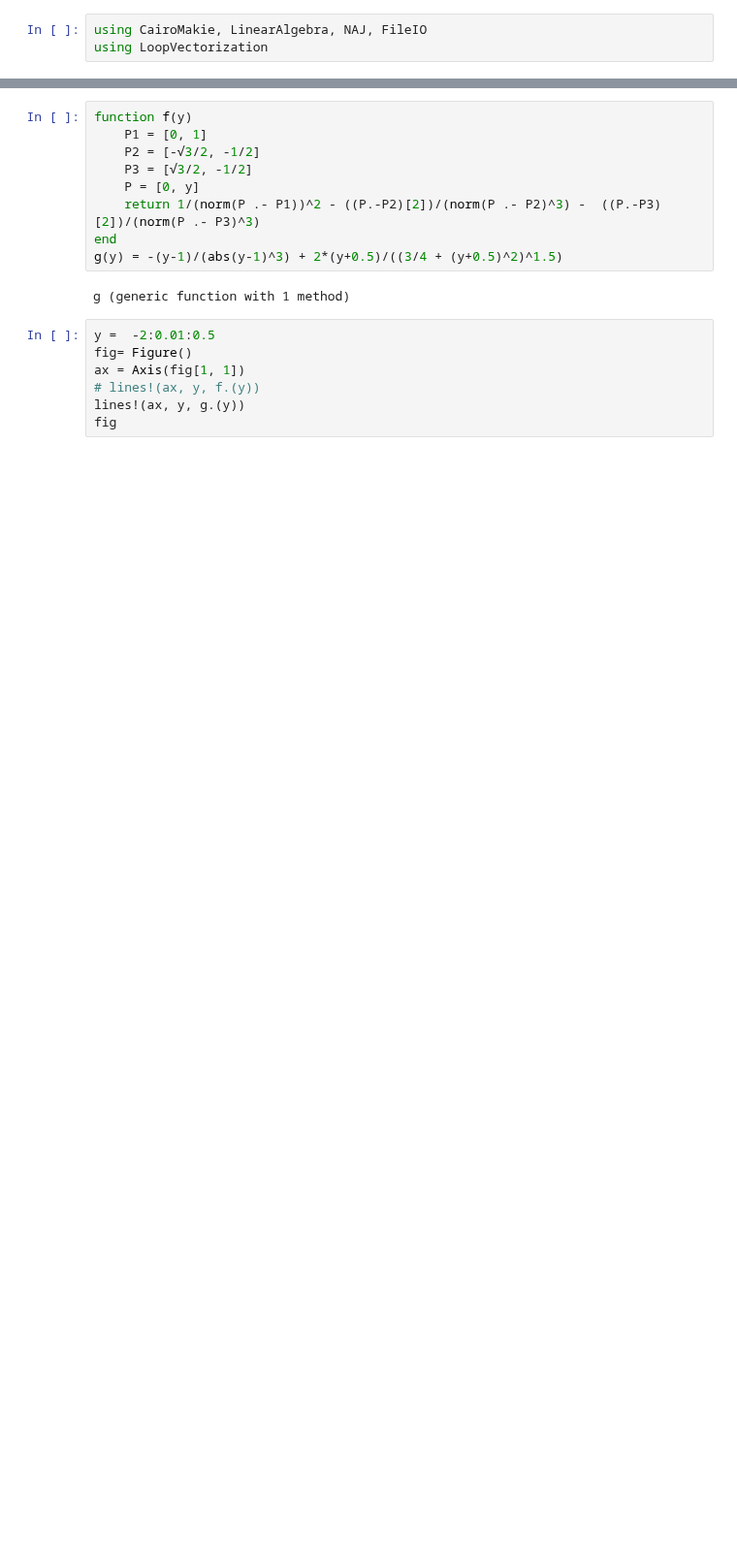
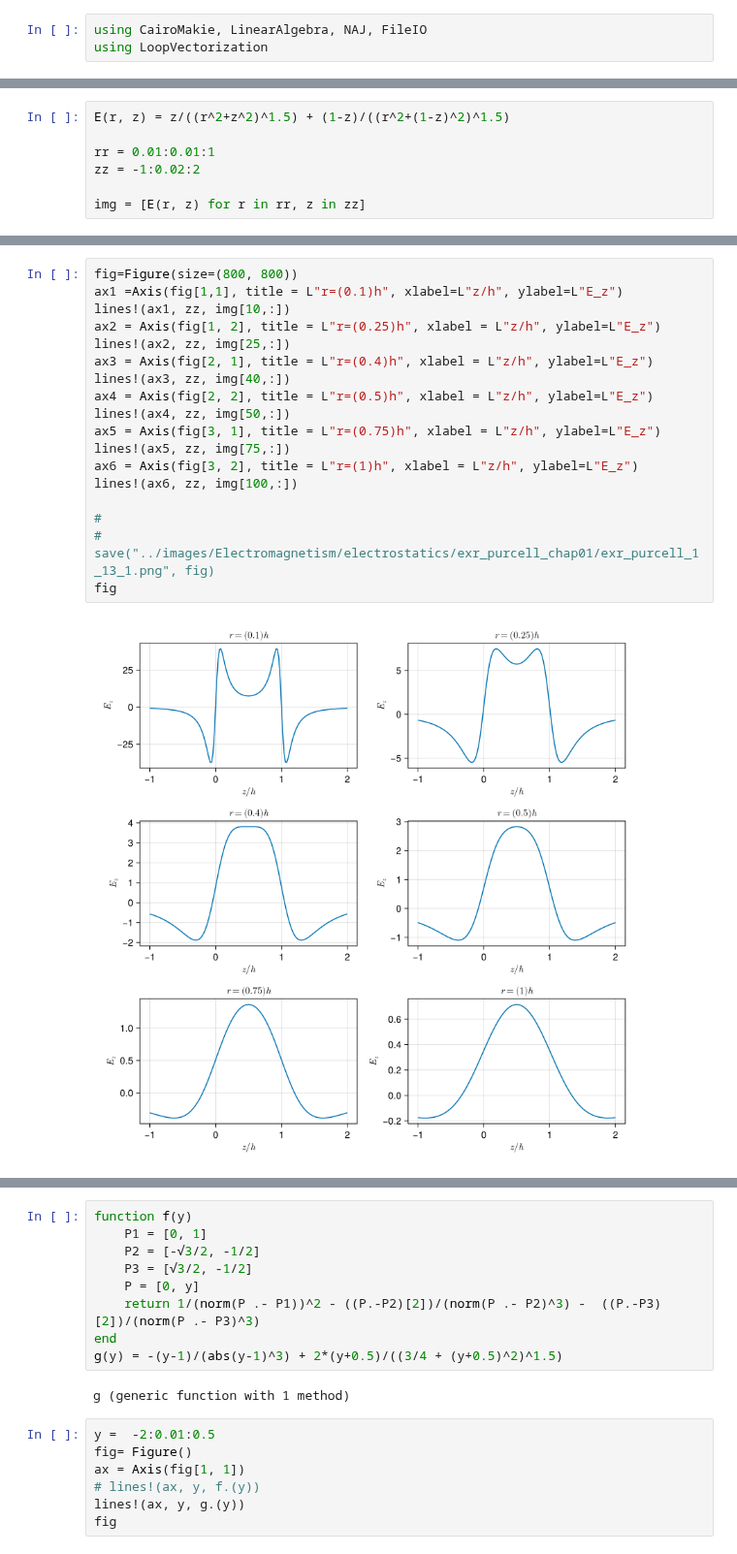
Before and after one commit to Julia-KAERI/ClassicalPhysics, a Jupyter notebook: src/Electromagnetism/callc_01.ipynb, the cells around one changed output, grey strips where cells are left out. Shown at 97% size. Saved outputs shown, nothing was run; the diff lists cells and outputs as text; blank space fills up the shorter version.

```diff
--- a/src/Electromagnetism/callc_01.ipynb
+++ b/src/Electromagnetism/callc_01.ipynb
@@ -16,0 +4,7 @@ k*e^2/(1.0e-15)^2
+# %%
+E(r, z) = z/((r^2+z^2)^1.5) + (1-z)/((r^2+(1-z)^2)^1.5)
+
+rr = 0.01:0.01:1
+zz = -1:0.02:2
+
+img = [E(r, z) for r in rr, z in zz]
@@ -16,0 +29,20 @@ k*e^2/(1.0e-15)^2
+# %%
+fig=Figure(size=(800, 800))
+ax1 =Axis(fig[1,1], title = L"r=(0.1)h", xlabel=L"z/h", ylabel=L"E_z")
+lines!(ax1, zz, img[10,:])
+ax2 = Axis(fig[1, 2], title = L"r=(0.25)h", xlabel = L"z/h", ylabel=L"E_z")
+lines!(ax2, zz, img[25,:])
+ax3 = Axis(fig[2, 1], title = L"r=(0.4)h", xlabel = L"z/h", ylabel=L"E_z")
+lines!(ax3, zz, img[40,:])
+ax4 = Axis(fig[2, 2], title = L"r=(0.5)h", xlabel = L"z/h", ylabel=L"E_z")
+lines!(ax4, zz, img[50,:])
+ax5 = Axis(fig[3, 1], title = L"r=(0.75)h", xlabel = L"z/h", ylabel=L"E_z")
+lines!(ax5, zz, img[75,:])
+ax6 = Axis(fig[3, 2], title = L"r=(1)h", xlabel = L"z/h", ylabel=L"E_z")
+lines!(ax6, zz, img[100,:])
+
+#
+# save("../images/Electromagnetism/electrostatics/exr_purcell_chap01/exr_purcell_1_13_1.png", fig)
+fig
+# %% [output]
+[figure, added]
```
Also changed, not shown: parts of 5 cells of this notebook, 29 other files.
